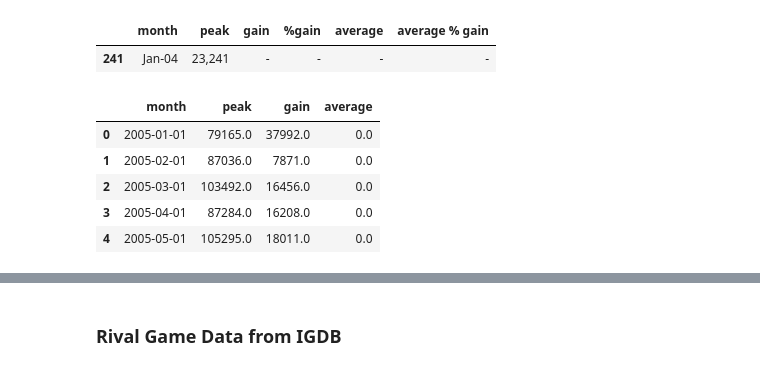
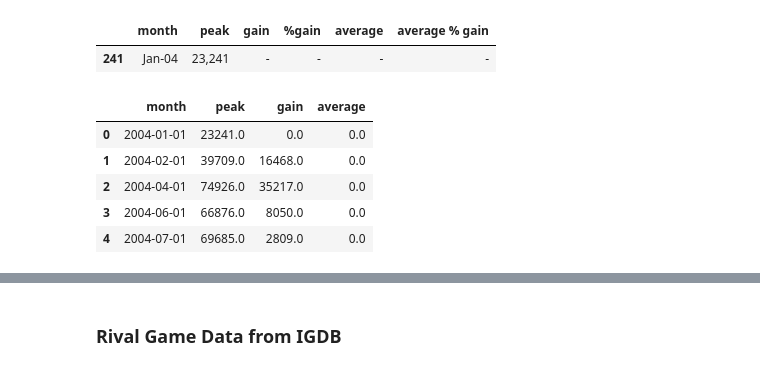
Before and after one commit to Axewuf/Beyond-The-Crosshair, a Jupyter notebook: notebooks/BeyondTheCrosshair.ipynb, the cells around one changed output, grey strips where cells are left out. Saved outputs shown, nothing was run; the diff lists cells and outputs as text; code cells hidden in the pictures.

```diff
--- a/notebooks/BeyondTheCrosshair.ipynb
+++ b/notebooks/BeyondTheCrosshair.ipynb
@@ -36,12 +36,13 @@ cscz_data[['peak', 'gain', 'average']] = cscz_data[['peak', 'gain', 'average']].
 
 fields_to_keep = ['month', 'peak', 'gain', 'average']
 cs_data = cs_data[fields_to_keep][1:]
-cs2_data = cs_data[fields_to_keep][1:]
-css_data = cs_data[fields_to_keep][1:]
-cscz_data = cs_data[fields_to_keep][1:]
+cs2_data = cs2_data[fields_to_keep][1:]
+css_data = css_data[fields_to_keep][1:]
+cscz_data = cscz_data[fields_to_keep][1:]
 
-csgo_data = cs2_data[cs2_data["month"] < "2023-09-01"]
-cs2_data = cs2_data[cs2_data["month"] >= "2023-09-01"]
+split_date = pd.Timestamp("2023-09-01")
+
+
 
 cs_data["month"] = pd.to_datetime(cs_data["month"], format="%b-%y")
 cs_data = cs_data.sort_values("month")
@@ -49,23 +50,27 @@ css_data["month"] = pd.to_datetime(css_data["month"], format="%b-%y")
 css_data = css_data.sort_values("month")
 cscz_data["month"] = pd.to_datetime(cscz_data["month"], format="%b-%y")
 cscz_data = cscz_data.sort_values("month")
+cs2_data["month"] = pd.to_datetime(cs2_data["month"], format="%b-%y")
+cs2_data = cs2_data.sort_values("month")
+
+csgo_data = cs2_data[cs2_data["month"] < split_date]
+cs2_data = cs2_data[cs2_data["month"] >= split_date]
+
 csgo_data["month"] = pd.to_datetime(csgo_data["month"], format="%b-%y")
 csgo_data = csgo_data.sort_values("month")
-cs2_data["month"] = pd.to_datetime(cs2_data["month"], format="%b-%y")
-cs2_data = cs2_data.sort_values("month")
 # %%
-fields_game_versions = ['Counter-Strike', 'Counter-Strike 2', 'Counter-Strike Source', 'Counter-Strike Condition Zero']
+# fields_game_versions = ['Counter-Strike', 'Counter-Strike 2', 'Counter-Strike Source', 'Counter-Strike Condition Zero']
 
-cs_merged = pd.concat([cs_data.iloc[1:], cs2_data.iloc[1:], css_data.iloc[1:], cscz_data.iloc[1:]], ignore_index=True)
+cs_merged = pd.concat([cs_data, cs2_data, csgo_data, css_data, cscz_data], ignore_index=True)
 cs_merged = cs_merged[fields_to_keep]
 cs_merged.head()
 # %% [output]
 |  | month | peak | gain | average |
-| 0 | 2005-01-01 | 79165.0 | 37992.0 | 0.0 |
-| 1 | 2005-02-01 | 87036.0 | 7871.0 | 0.0 |
-| 2 | 2005-03-01 | 103492.0 | 16456.0 | 0.0 |
-| 3 | 2005-04-01 | 87284.0 | 16208.0 | 0.0 |
-| 4 | 2005-05-01 | 105295.0 | 18011.0 | 0.0 |
+| 0 | 2004-01-01 | 23241.0 | 0.0 | 0.0 |
+| 1 | 2004-02-01 | 39709.0 | 16468.0 | 0.0 |
+| 2 | 2004-04-01 | 74926.0 | 35217.0 | 0.0 |
+| 3 | 2004-06-01 | 66876.0 | 8050.0 | 0.0 |
+| 4 | 2004-07-01 | 69685.0 | 2809.0 | 0.0 |
 # %%
 SteamDB_merged_grouped = cs_merged.groupby(cs_merged.columns[0]).sum()
 
```
Also changed, not shown: parts of 6 cells of this notebook, 6 other files.
